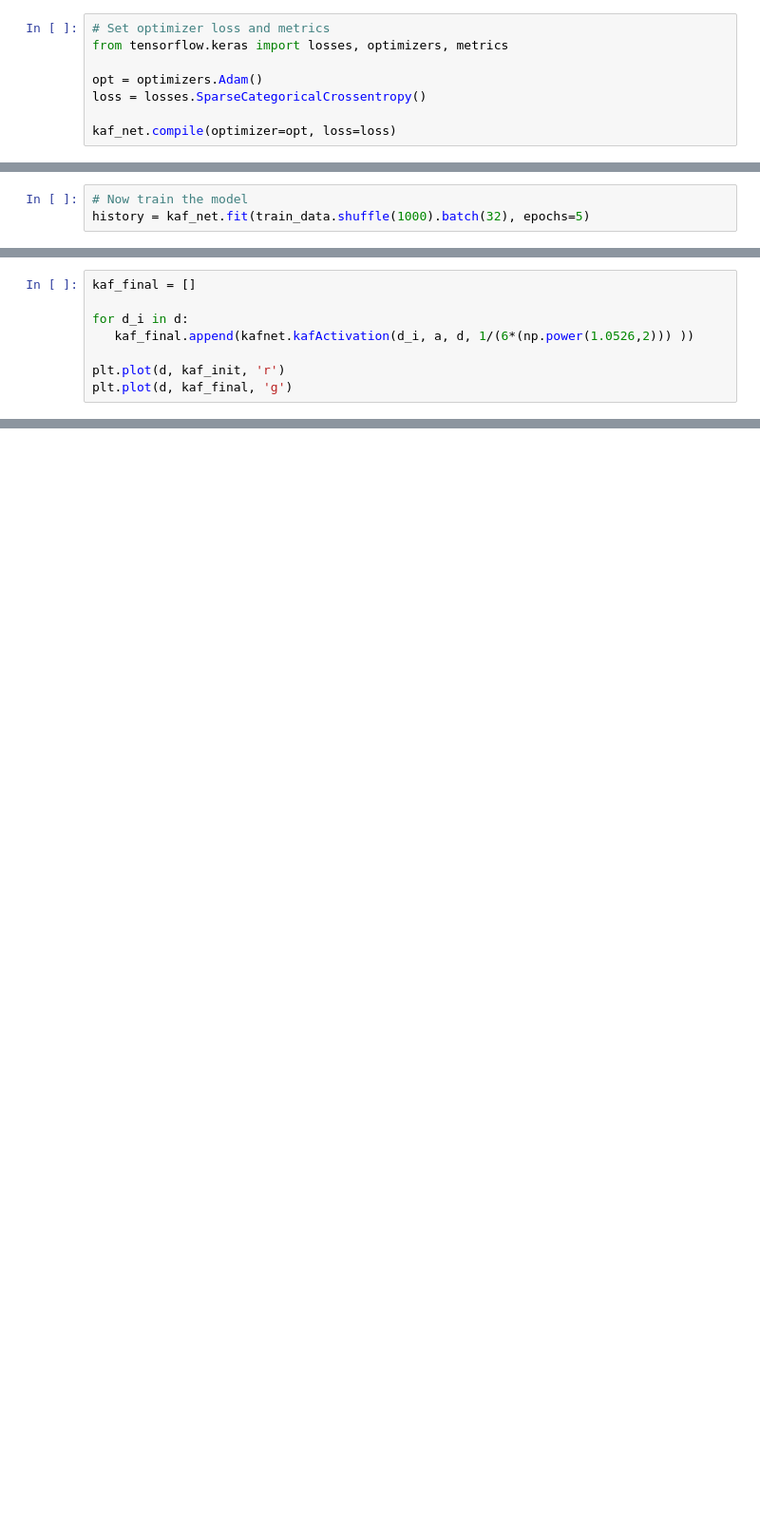
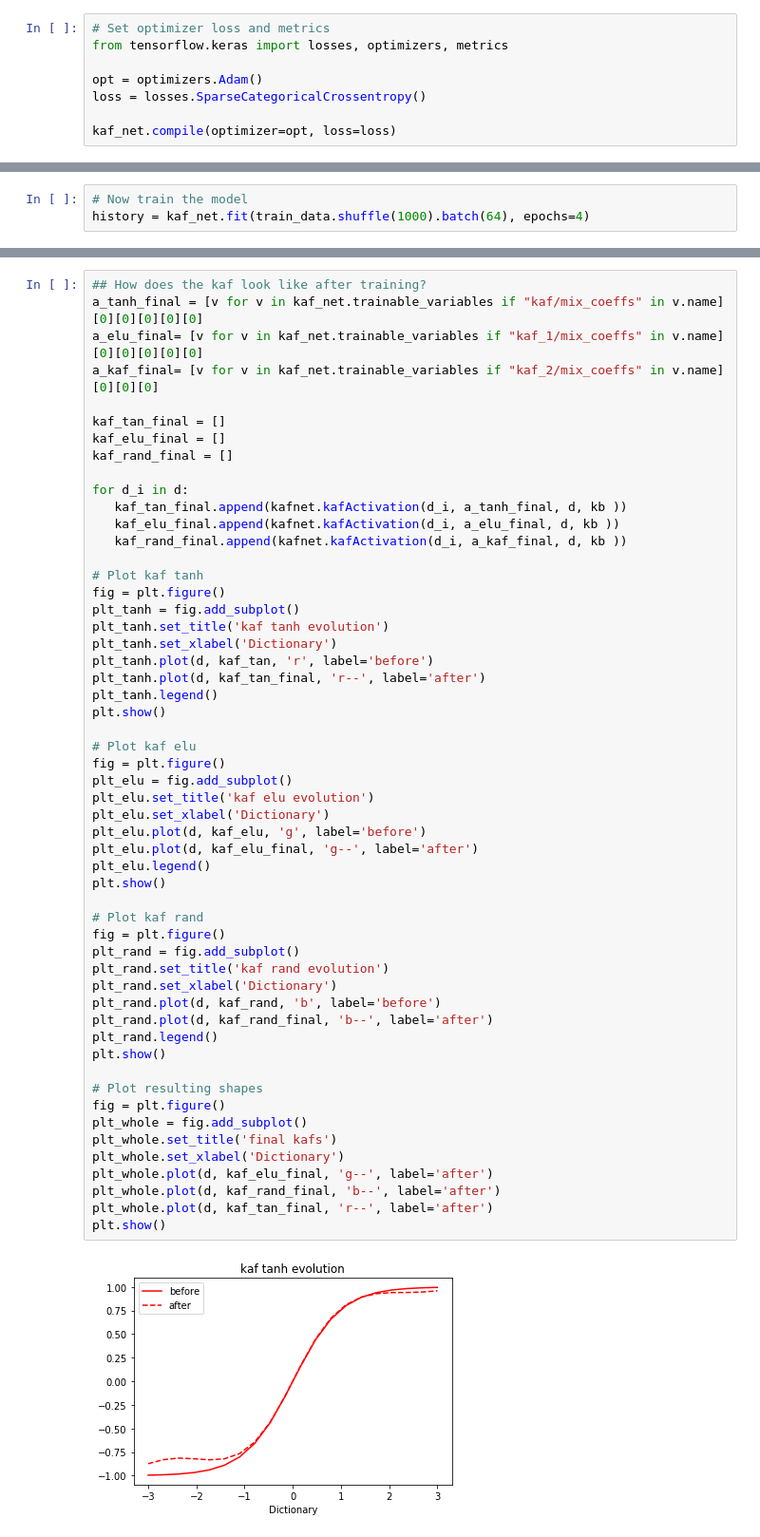
Before and after one commit to arbiter1elegantiae/kaf-nets, a Jupyter notebook: custom-a-init.ipynb, the cells around one changed output, grey strips where cells are left out. Shown at 95% size. Cells and saved outputs as stored; diff of their text form; blank space fills up the shorter version.

```diff
--- a/custom-a-init.ipynb
+++ b/custom-a-init.ipynb
@@ -103,4 +117,4 @@ test_data = tf.data.Dataset.from_tensor_slices((X_test.astype(np.float32), y_tes
 # %%
 # Now train the model
-history = kaf_net.fit(train_data.shuffle(1000).batch(32), epochs=5)
+history = kaf_net.fit(train_data.shuffle(1000).batch(64), epochs=4)
 # %% [output]
@@ -138,8 +137,0 @@ tf.Tensor(
-# %%
-kaf_final = []
-
-for d_i in d:
-   kaf_final.append(kafnet.kafActivation(d_i, a, d, 1/(6*(np.power(1.0526,2))) ))
-
-plt.plot(d, kaf_init, 'r')
-plt.plot(d, kaf_final, 'g')
@@ -148,0 +138,56 @@ plt.plot(d, kaf_final, 'g')
+# %%
+## How does the kaf look like after training?
+a_tanh_final = [v for v in kaf_net.trainable_variables if "kaf/mix_coeffs" in v.name][0][0][0][0][0]
+a_elu_final= [v for v in kaf_net.trainable_variables if "kaf_1/mix_coeffs" in v.name][0][0][0][0][0]
+a_kaf_final= [v for v in kaf_net.trainable_variables if "kaf_2/mix_coeffs" in v.name][0][0][0]
+
+kaf_tan_final = []
+kaf_elu_final = []
+kaf_rand_final = []
+
+for d_i in d:
+   kaf_tan_final.append(kafnet.kafActivation(d_i, a_tanh_final, d, kb ))
+   kaf_elu_final.append(kafnet.kafActivation(d_i, a_elu_final, d, kb ))
+   kaf_rand_final.append(kafnet.kafActivation(d_i, a_kaf_final, d, kb ))
+
+# Plot kaf tanh
+fig = plt.figure()
+plt_tanh = fig.add_subplot()
+plt_tanh.set_title('kaf tanh evolution')
+plt_tanh.set_xlabel('Dictionary')
+plt_tanh.plot(d, kaf_tan, 'r', label='before')
+plt_tanh.plot(d, kaf_tan_final, 'r--', label='after')
+plt_tanh.legend()
+plt.show()
+
+# Plot kaf elu
+fig = plt.figure()
+plt_elu = fig.add_subplot()
+plt_elu.set_title('kaf elu evolution')
+plt_elu.set_xlabel('Dictionary')
+plt_elu.plot(d, kaf_elu, 'g', label='before')
+plt_elu.plot(d, kaf_elu_final, 'g--', label='after')
+plt_elu.legend()
+plt.show()
+
+# Plot kaf rand
+fig = plt.figure()
+plt_rand = fig.add_subplot()
+plt_rand.set_title('kaf rand evolution')
+plt_rand.set_xlabel('Dictionary')
+plt_rand.plot(d, kaf_rand, 'b', label='before')
+plt_rand.plot(d, kaf_rand_final, 'b--', label='after')
+plt_rand.legend()
+plt.show()
+
+# Plot resulting shapes
+fig = plt.figure()
+plt_whole = fig.add_subplot()
+plt_whole.set_title('final kafs')
+plt_whole.set_xlabel('Dictionary')
+plt_whole.plot(d, kaf_elu_final, 'g--', label='after')
+plt_whole.plot(d, kaf_rand_final, 'b--', label='after')
+plt_whole.plot(d, kaf_tan_final, 'r--', label='after')
+plt.show()
+# %% [output]
+[figure, added]
```
Also changed, not shown: parts of 18 cells of this notebook, 2 other files.
